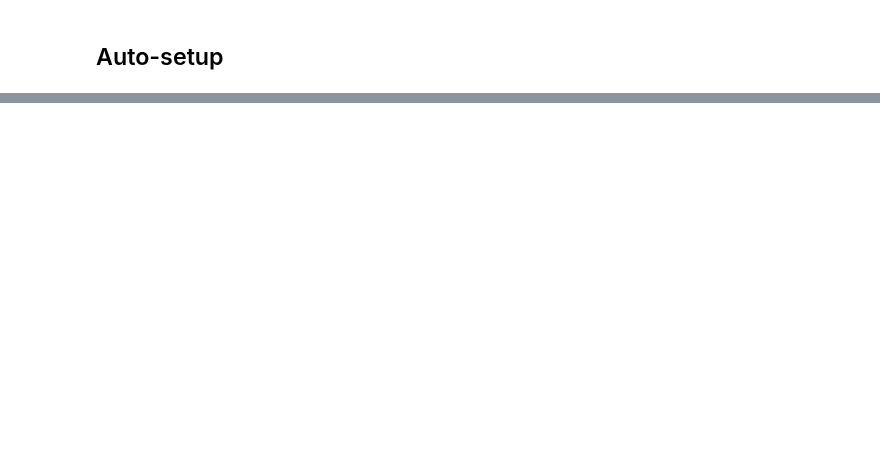
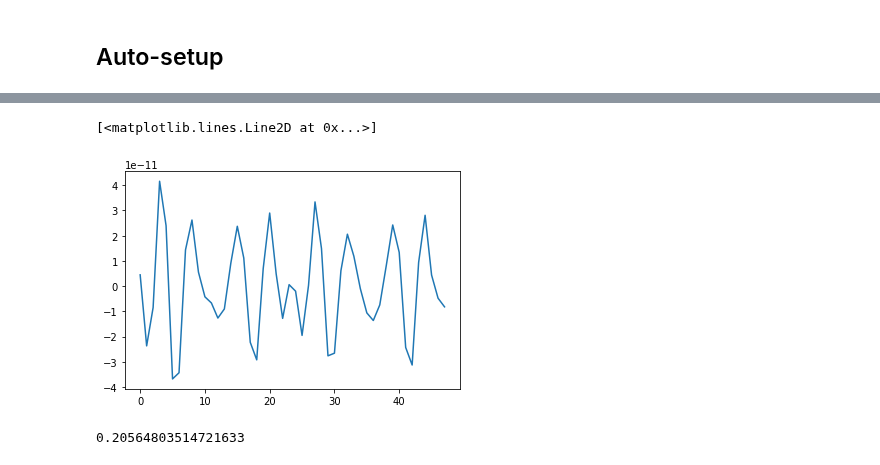
Before and after one commit to 436ahsan/Helmholtz, a Jupyter notebook: notebooks/repetitive/4_2_coarsening_auto.ipynb, the cells around one changed output, grey strips where cells are left out. Cells and saved outputs as stored; diff of their text form; code cells hidden in the pictures; blank space fills up the shorter version.

```diff
--- a/notebooks/repetitive/4_2_coarsening_auto.ipynb
+++ b/notebooks/repetitive/4_2_coarsening_auto.ipynb
@@ -128,0 +172,5 @@ hm.repetitive.locality.two_level_conv_factor(
+# %%
+ml1 = ml.sub_hierarchy(1)
+e, conv = hm.repetitive.locality.two_level_conv_factor(
+    ml1, 5, num_levels=2,
+    nu_coarsest=-1, print_frequency=1, debug=False, num_sweeps=10);
@@ -128,0 +190,9 @@ hm.repetitive.locality.two_level_conv_factor(
+# %%
+plt.plot(e)
+# %% [output]
+[<matplotlib.lines.Line2D at 0x...>]
+[figure, added]
+# %%
+norm(ml1[0].a @ e) / norm(e)
+# %% [output]
+0.20564803514721633
```
Also changed, not shown: parts of 11 cells of this notebook, 1 other file.
